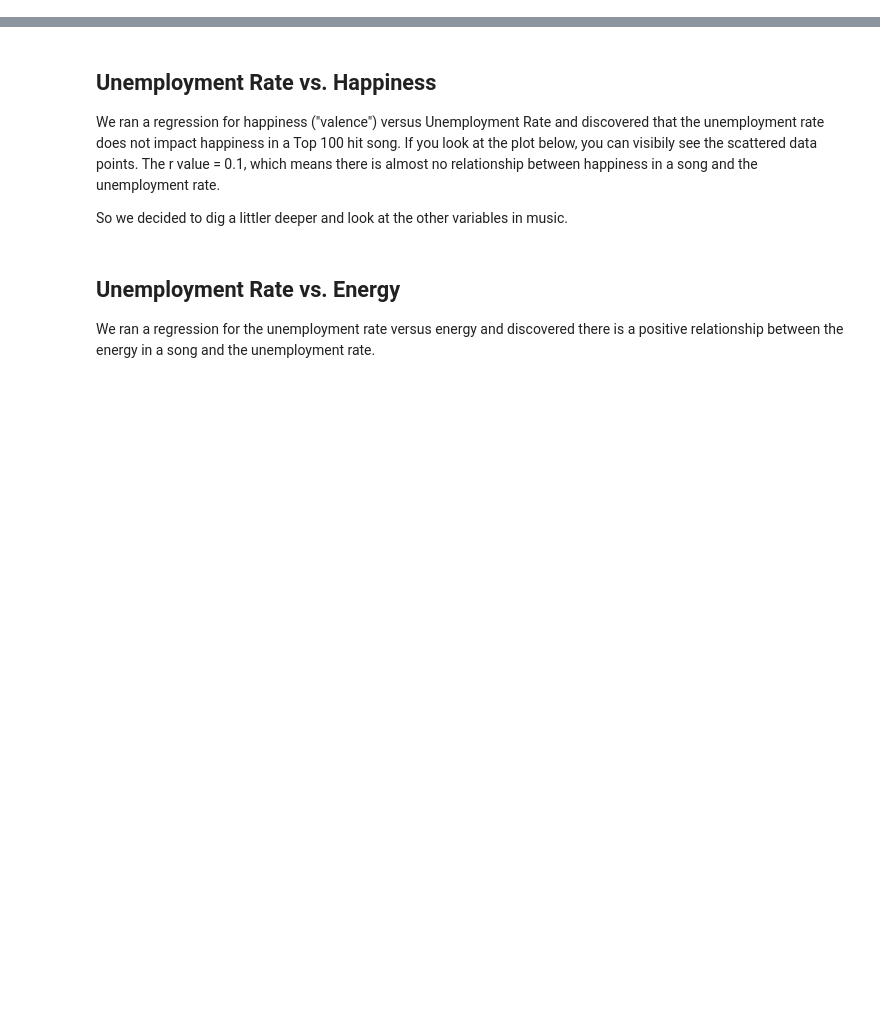
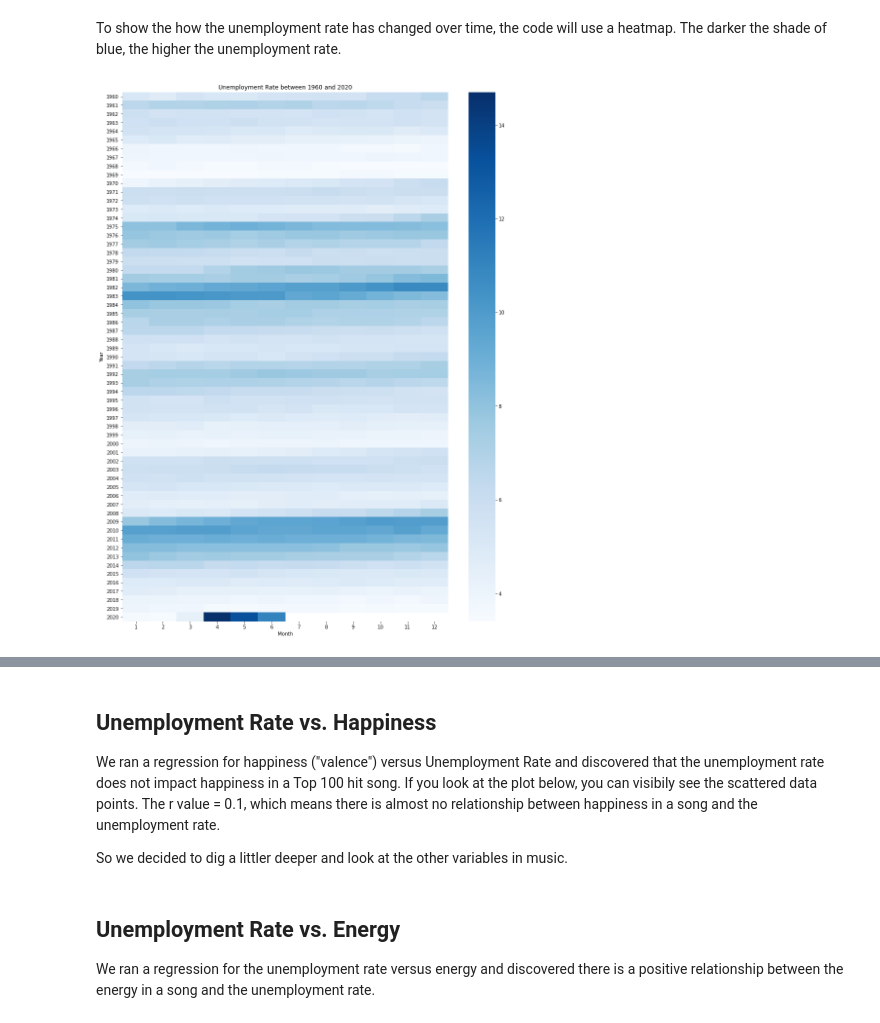
Before and after one commit to richardk6/Billboard-Project, a Jupyter notebook: code/data_analysis.ipynb, the cells around one changed output, grey strips where cells are left out. Saved outputs shown, nothing was run; the diff lists cells and outputs as text; code cells hidden in the pictures; blank space fills up the shorter version.

```diff
--- a/code/data_analysis.ipynb
+++ b/code/data_analysis.ipynb
@@ -25,0 +54,3 @@ data.head()
+# %%
+unemployement_time = pd.read_csv(unemployment, index_col = 0)
+unemployement_time.head()
@@ -25,0 +64,4 @@ data.head()
+# %%
+unemployement_time_pivot=unemployement_time.pivot(
+    Unemploy_Cols.year, Unemploy_Cols.month, Unemploy_Cols.rate)
+unemployement_time_pivot.head()
@@ -25,0 +81,10 @@ data.head()
+# %% [markdown]
+To show the how the unemployment rate has changed over time, the code will use a heatmap. The darker the shade of blue, the higher the unemployment rate.
+# %%
+# Show all years in one heatmap.
+plt.figure(figsize=(15,20))
+sns.heatmap(unemployement_time_pivot,cmap=("Blues"))
+plt.title("Unemployment Rate between 1960 and 2020")
+plt.show()
+# %% [output]
+[figure, added]
```
Also changed, not shown: parts of 19 cells of this notebook, 2 other files.
